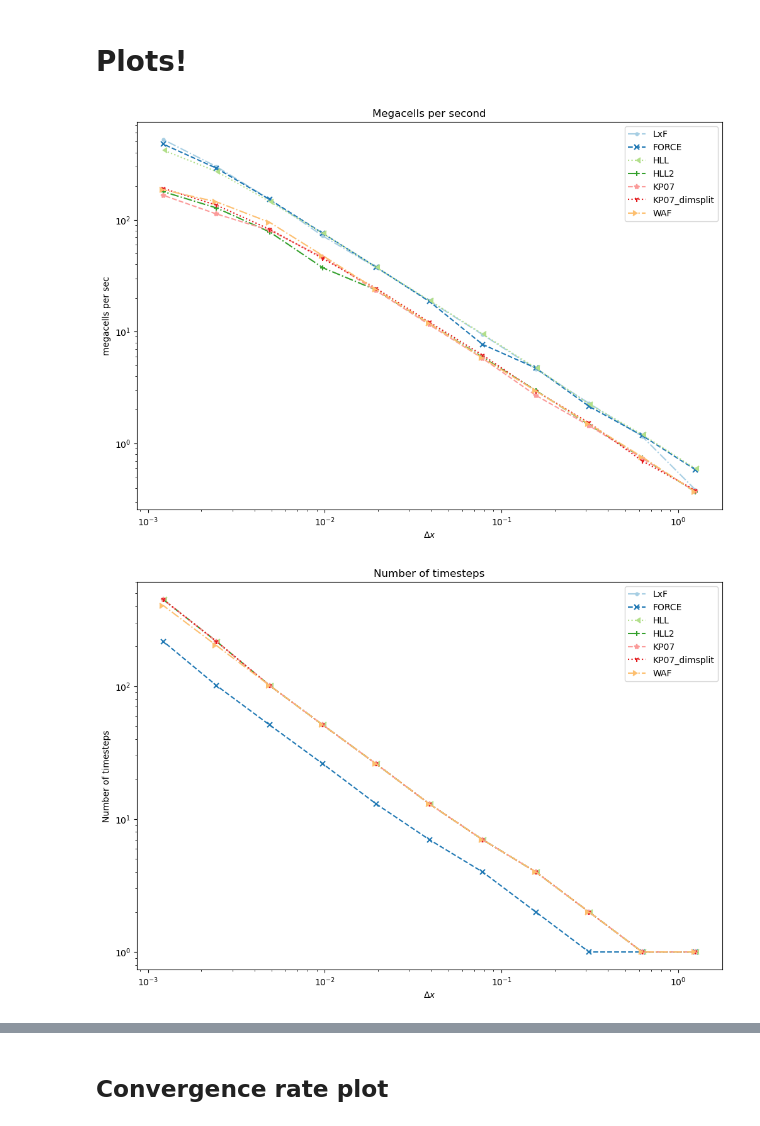
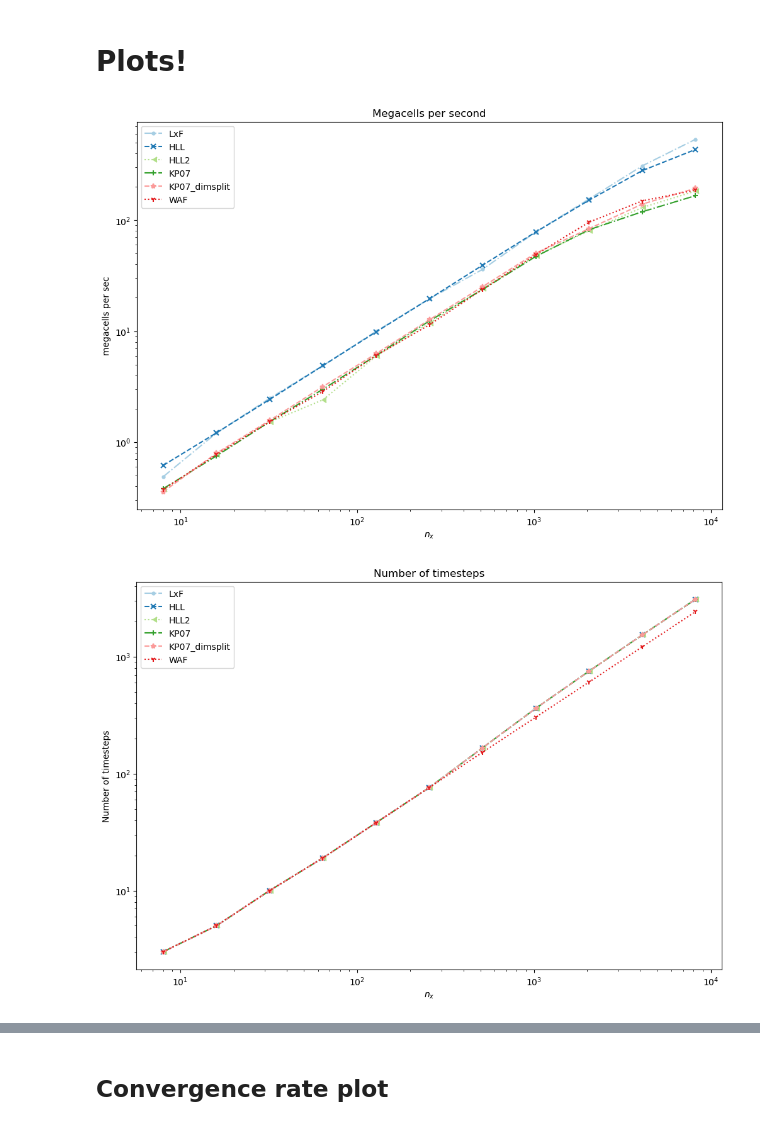
Before and after one commit to aadi-bh/FiniteVolumeGPU, a Jupyter notebook: TimeToSolutionShock1D.ipynb, the cells around one changed output, grey strips where cells are left out. Saved outputs shown, nothing was run; the diff lists cells and outputs as text; code cells hidden in the pictures.

Commit message:
`TimeToSolutionShock1D.ipynb` now works as expected

```diff
--- a/TimeToSolutionShock1D.ipynb
+++ b/TimeToSolutionShock1D.ipynb
@@ -121,8 +130,6 @@ def sanity_check(variable, variable_name):
     assert np.isnan(maxval) == False and np.isnan(minval) == False, variable_name + " contains NaN values"
 
 def run_benchmark(datafilename, simulator, courant_number, nx, ref_nx, ghost_cells, tf=6.0, max_nt=np.inf, g=9.81, force_rerun=False, transpose=False):
-    datafilename = gen_filename(simulator, nx)
-
     if (datafilename and os.path.isfile(datafilename) and force_rerun == False):
         print("WARNING: Existing simulation exists, skipping simulation")
         return [0, 0, 0]
@@ -143,11 +150,10 @@ def run_benchmark(datafilename, simulator, courant_number, nx, ref_nx, ghost_cel
                             'h0': h0, 'hu0': hu0, 'hv0': hv0,
                             'nx': nx, 'ny': ny,
                             'dx': dx, 'dy': dy,
-#                            'dt': dt,
-                            'g' : 9.81}
+                            'dt': None,
+                            'g' : g}
             sim = simulator(**sim_args)
-
-            t, nt, elapsed_time = sim.simulate(tf, max_nt, dt=None)
+            t, nt, elapsed_time = sim.simulate(tf, max_nt)
             sim.check()
 
             nt = sim.simSteps()
@@ -212,11 +218,11 @@ for i in range(len(simulators)):
     # This should also serve as warmup for now? TODO
     datafilename = gen_filename(simulators[i], ref_nx)
     _, _, secs = run_benchmark(datafilename,
-                          simulators[i],
-                          simulator_courant_numbers[i],
+                          simulator_reference[i],
+                          simulator_courant_numbers[i] * 0.5,
                           ref_nx, ref_nx,
                           simulator_ghost_cells[i],
-                          tf = 0.5, max_nt = np.inf,
+                          tf = 6.0, max_nt = np.inf,
                           #dt=0.25*0.7*(width/ref_nx)/(u_ref+u_amp + np.sqrt(g*(h_ref+h_amp))),
                           force_rerun=force_rerun,
                           transpose=transpose)
@@ -230,7 +236,7 @@ for i in range(len(simulators)):
                           simulator_courant_numbers[i],
                           nx, ref_nx,
                           simulator_ghost_cells[i],
-                          tf = 0.5, max_nt = np.inf,
+                          tf = 6.0, max_nt = np.inf,
                           #dt=0.25*0.7*(width/ref_nx)/(u_ref+u_amp + np.sqrt(g*(h_ref+h_amp))),
                           force_rerun=force_rerun,
                           transpose=transpose)
@@ -257,8 +263,7 @@ longsim_tf = np.zeros_like(longsim_elapsed_time)
 for i in range(len(simulators)):
     # Run on all the sizes
     for j, nx in enumerate(domain_sizes):
-        datafilename = None # gen_filename(simulators[i], nx)
-        t, nt, secs = run_benchmark(datafilename,
+        t, nt, secs = run_benchmark(None,
                           simulators[i],
                           simulator_courant_numbers[i],
                           nx, ref_nx,
@@ -305,15 +310,10 @@ for i, simulator in enumerate(simulators):
 
         # downsample
         h_ref_downsampled = InitialConditions.downsample(h_ref, ref_nx / nx, 1)
-        # upscale
-        h_upscaled = InitialConditions.upscale(h, ref_nx/nx, 1)
 
         # error calculation
         dx = np.array(dxs[j]).astype(np.float128)
         error_d = np.linalg.norm((h_ref_downsampled - h).flatten(), ord = 1) * dx
-        error_u = np.linalg.norm((h_ref - h_upscaled).flatten(), ord = 1) * ref_dx
-        h_upscaled_downsampled = InitialConditions.downsample(h_upscaled, ref_nx/nx, 1)
-        sim_errors_u[i, j] = error_u
         sim_errors[i, j] = error_d
 
         conservation = (np.sum(h_ref) * ref_dx - np.sum(h) * dx)
@@ -323,19 +323,19 @@ for i, simulator in enumerate(simulators):
 # %%
 import miscPlotting
 import importlib
 importlib.reload(miscPlotting)
 fig = plt.figure()
 
 miscPlotting.setBwStyles(fig.gca())
 for i, simulator in enumerate(simulators):
-    plt.loglog(width / ds, megacells_per_sec[i,:], label = simulator.__name__)
-    plt.xlabel("$\Delta x$")
+    plt.loglog(ds, megacells_per_sec[i,:], label = simulator.__name__)
+    plt.xlabel("$n_x$")
     plt.ylabel("megacells per sec")
 plt.legend()
 plt.title("Megacells per second")
 miscPlotting.save_figure(fig, "megacells per second")
 # %% [output]
-[figure, old version]
+[figure, new version]
 # %%
 import miscPlotting
 import importlib
@@ -344,14 +344,14 @@ fig = plt.figure()
 
 miscPlotting.setBwStyles(fig.gca())
 for i, simulator in enumerate(simulators):
-    plt.loglog(width / ds, sim_nt[i,:], label = simulator.__name__)
-    plt.xlabel("$\Delta x$")
+    plt.loglog(ds, sim_nt[i,:], label = simulator.__name__)
+    plt.xlabel("$n_x$")
     plt.ylabel("Number of timesteps")
 plt.legend()
 plt.title("Number of timesteps")
 miscPlotting.save_figure(fig, "number_of_timesteps", ic)
 # %% [output]
-[figure, old version]
+[figure, new version]
 # %%
 import miscPlotting
 import importlib
```
Also changed, not shown: parts of 7 cells of this notebook.
